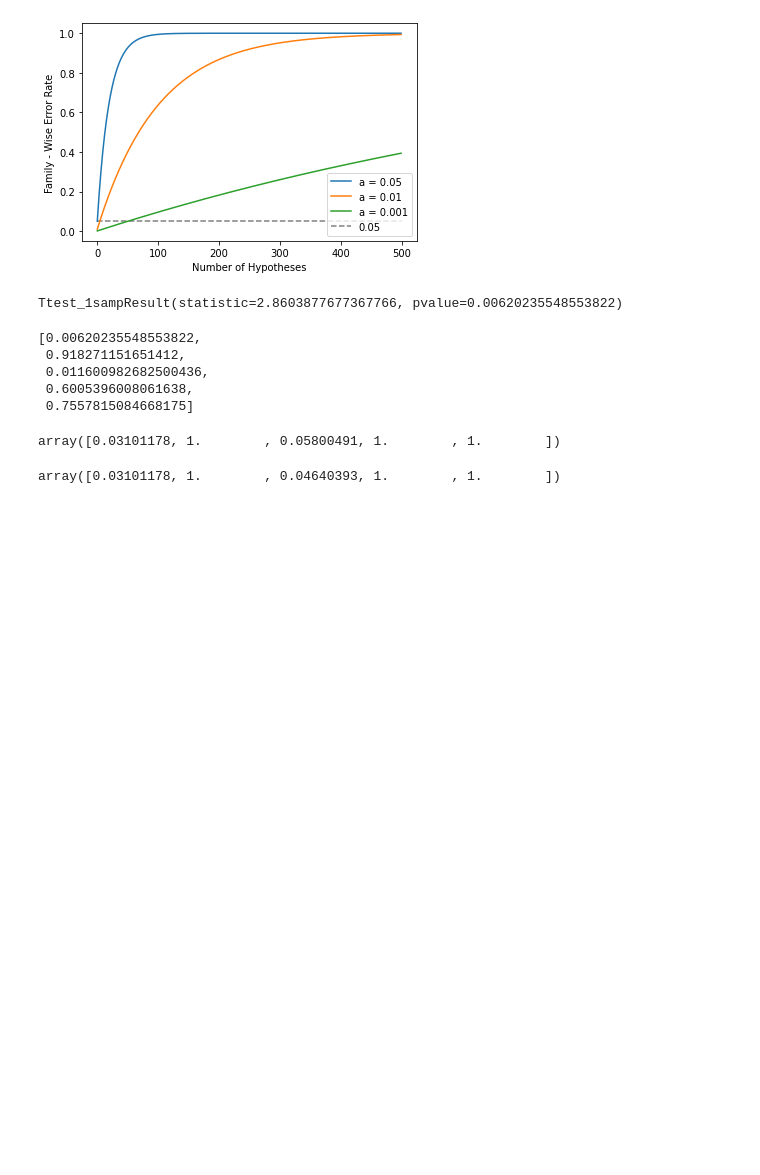
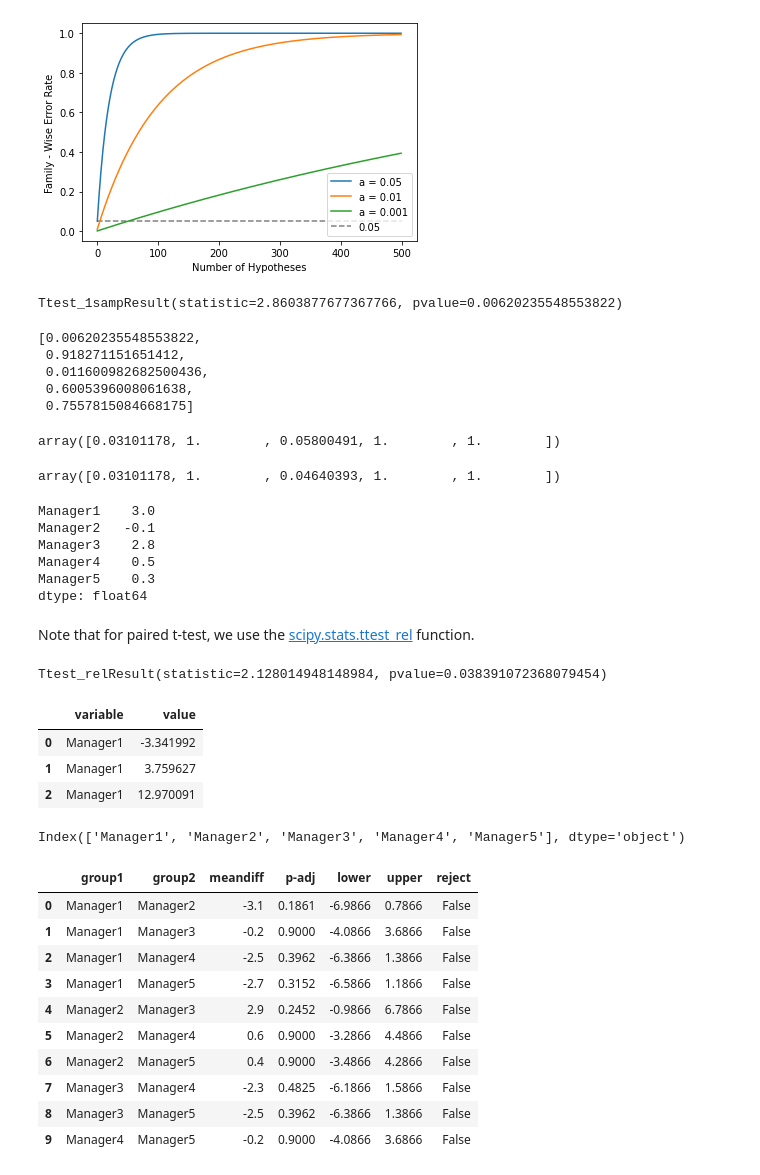
Before and after one commit to wpan03/ISLRv2_Python, a Jupyter notebook: notebooks/ch13_multiple_testing.ipynb, the cells around one changed output. Drawn from its saved outputs; the diff is of its cells as text; code cells hidden in the pictures; blank space fills up the shorter version.

```diff
--- a/notebooks/ch13_multiple_testing.ipynb
+++ b/notebooks/ch13_multiple_testing.ipynb
@@ -100,3 +105,18 @@ _, p_vals_corrected_holm, _, _ = multipletests(p_value_l, method='holm')
 p_vals_corrected_holm
 # %% [output]
 array([0.03101178, 1.        , 0.04640393, 1.        , 1.        ])
+# %%
+df_fund_mini.mean(axis=0)
+# %% [output]
+Manager1    3.0
+Manager2   -0.1
+Manager3    2.8
+Manager4    0.5
+Manager5    0.3
+dtype: float64
+# %% [markdown]
+Note that for paired t-test, we use the [scipy.stats.ttest_rel](https://docs.scipy.org/doc/scipy/reference/generated/scipy.stats.ttest_rel.html) function.
+# %%
+stats.ttest_rel(df_fund_mini.iloc[:, 0].values, df_fund_mini.iloc[:, 1].values)
+# %% [output]
+Ttest_relResult(statistic=2.128014948148984, pvalue=0.038391072368079454)
@@ -102,0 +125,7 @@ array([0.03101178, 1.        , 0.04640393, 1.        , 1.        ])
+# %%
+df_fund_mini_long.head(3)
+# %% [output]
+|  | variable | value |
+| 0 | Manager1 | -3.341992 |
+| 1 | Manager1 | 3.759627 |
+| 2 | Manager1 | 12.970091 |
@@ -102,0 +134,4 @@ array([0.03101178, 1.        , 0.04640393, 1.        , 1.        ])
+# %%
+df_fund_mini.columns
+# %% [output]
+Index(['Manager1', 'Manager2', 'Manager3', 'Manager4', 'Manager5'], dtype='object')
@@ -102,0 +141,14 @@ array([0.03101178, 1.        , 0.04640393, 1.        , 1.        ])
+# %%
+df_summary
+# %% [output]
+|  | group1 | group2 | meandiff | p-adj | lower | upper | reject |
+| 0 | Manager1 | Manager2 | -3.1 | 0.1861 | -6.9866 | 0.7866 | False |
+| 1 | Manager1 | Manager3 | -0.2 | 0.9000 | -4.0866 | 3.6866 | False |
+| 2 | Manager1 | Manager4 | -2.5 | 0.3962 | -6.3866 | 1.3866 | False |
+| 3 | Manager1 | Manager5 | -2.7 | 0.3152 | -6.5866 | 1.1866 | False |
+| 4 | Manager2 | Manager3 | 2.9 | 0.2452 | -0.9866 | 6.7866 | False |
+| 5 | Manager2 | Manager4 | 0.6 | 0.9000 | -3.2866 | 4.4866 | False |
+| 6 | Manager2 | Manager5 | 0.4 | 0.9000 | -3.4866 | 4.2866 | False |
+| 7 | Manager3 | Manager4 | -2.3 | 0.4825 | -6.1866 | 1.5866 | False |
+| 8 | Manager3 | Manager5 | -2.5 | 0.3962 | -6.3866 | 1.3866 | False |
+| 9 | Manager4 | Manager5 | -0.2 | 0.9000 | -4.0866 | 3.6866 | False |
```
Also changed, not shown: parts of 8 cells of this notebook, 2 other files.
